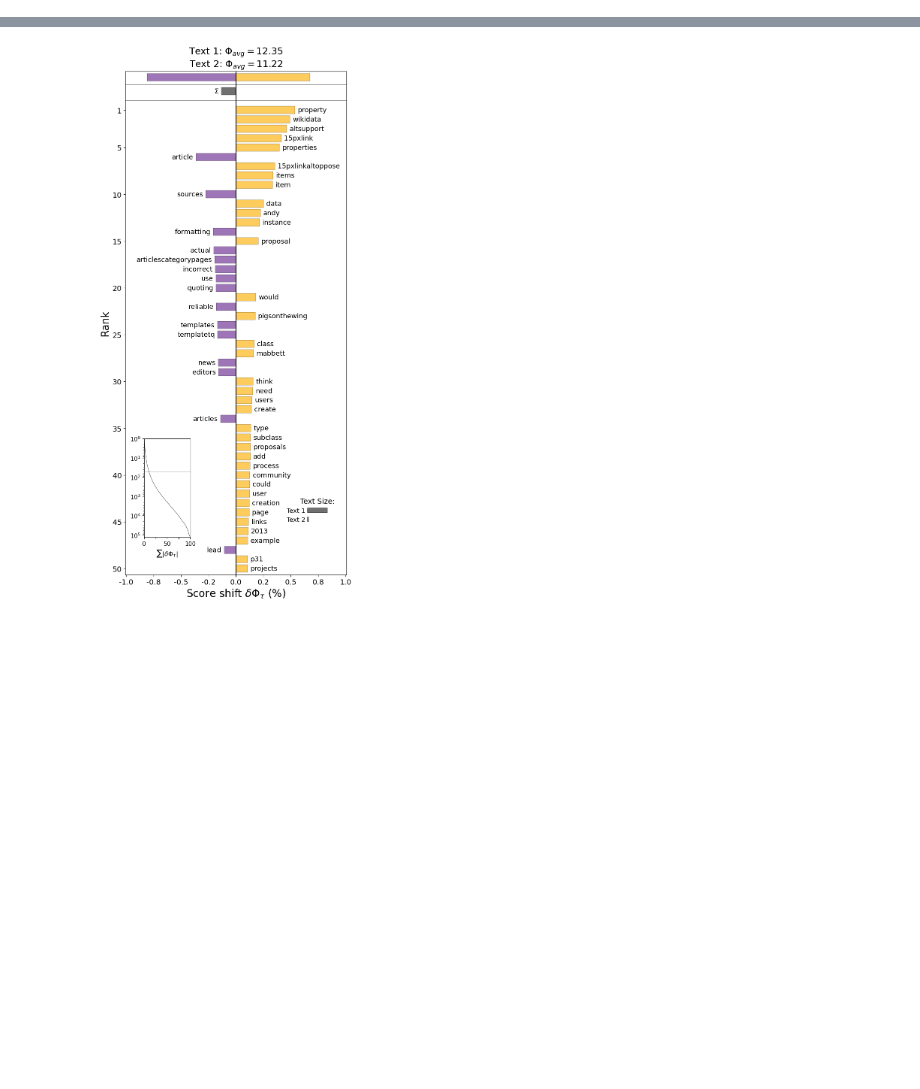
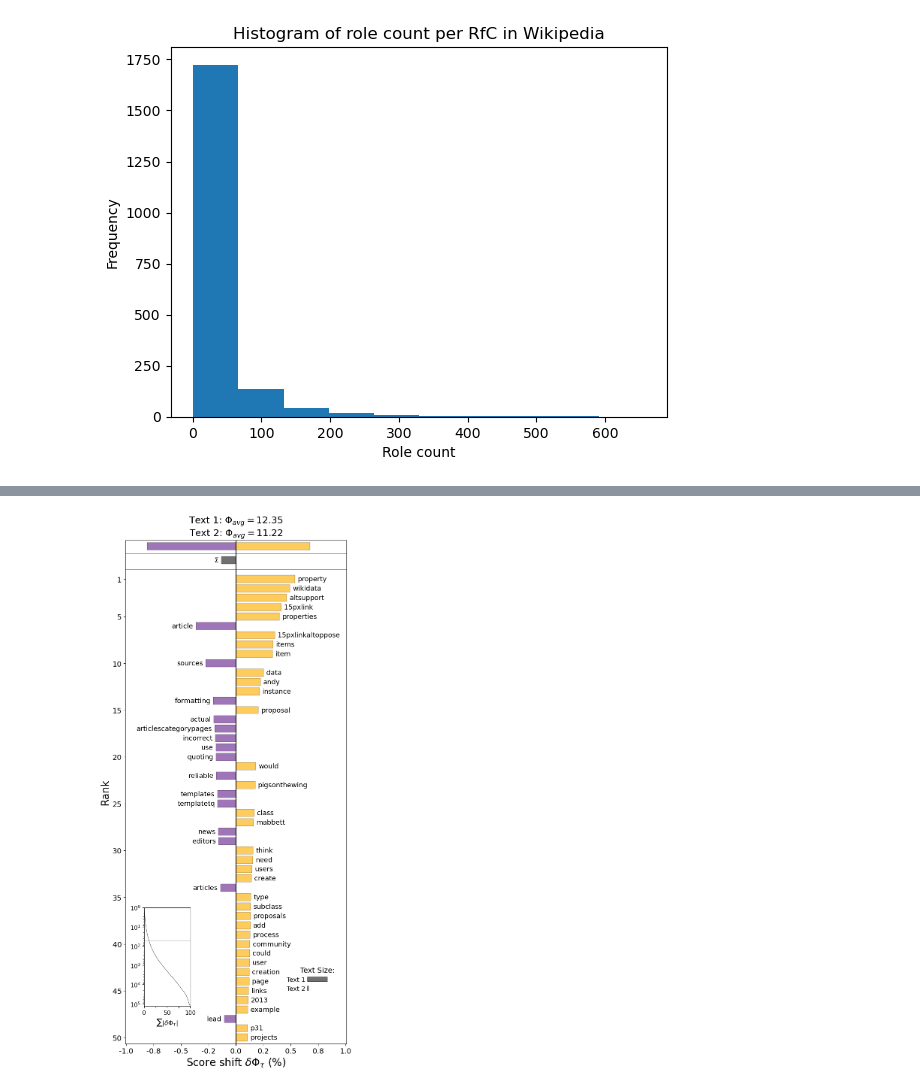
Before and after one commit to mrspacerobot/wiki_delib, a Jupyter notebook: data_analysis/data_analysis.ipynb, the cells around one changed output, grey strips where cells are left out. Cells and saved outputs as stored; diff of their text form; code cells hidden in the pictures; blank space fills up the shorter version.

```diff
--- a/data_analysis/data_analysis.ipynb
+++ b/data_analysis/data_analysis.ipynb
@@ -84,12 +82,12 @@ def sum_edit_counts(edit_count_dict, wikis_to_include):
 users_df['editcount'] = users_df['editcount'].apply(lambda x: sum_edit_counts(x, wikis_to_include))
 # %%
 # drop rows with any NA values
-df = users_df.dropna()
+users_df = users_df.dropna()
 # projects to calculate median edit count for
 projects = ['metawiki', 'wikidatawiki', 'wikipedia_project_sum']
 
 # create list of edit counts for each project
-edit_counts = [[d.get(p, 0) for d in df['editcount']] for p in projects]
+edit_counts = [[d.get(p, 0) for d in users_df['editcount']] for p in projects]
 
 # calculate median edit count for each project
 median_edit_counts = [pd.Series(ec).median() for ec in edit_counts]
@@ -221,0 +157,13 @@ Number of rows with sysop permission: 3
+# %%
+# Define the order of roles
+roles = ['sysop', 'bureaucrat', 'user']
+
+# Define a function to map the values in the dictionary to the roles
+def map_permissions_to_role(permissions_dic):
+    for role in roles:
+        if role in permissions_dic.values():
+            return role
+    return None
+
+# Apply the function to the permissions_dic column to create the new role column
+users_df['role'] = users_df['permissions'].apply(map_permissions_to_role)
@@ -221,0 +178,17 @@ Number of rows with sysop permission: 3
+# %%
+# Join the dataframes together
+merged = comment_df.merge(users_df, on='user_name').merge(rfc_df, on='rfc_id')
+
+filtered_df = merged.loc[merged_df['project_x'] == 'wikipedia']
+
+# Count the number of roles per RfC
+role_counts = filtered_df.groupby('rfc_id')['role'].value_counts()
+
+# Create a histogram of role counts per RfC
+role_counts.plot(kind='hist', bins=10)
+plt.xlabel('Role count')
+plt.title('Histogram of role count per RfC in Wikipedia')
+plt.ylabel('Frequency')
+plt.show()
+# %% [output]
+[figure, added]
```
Also changed, not shown: parts of 49 cells of this notebook, 5 other files.
